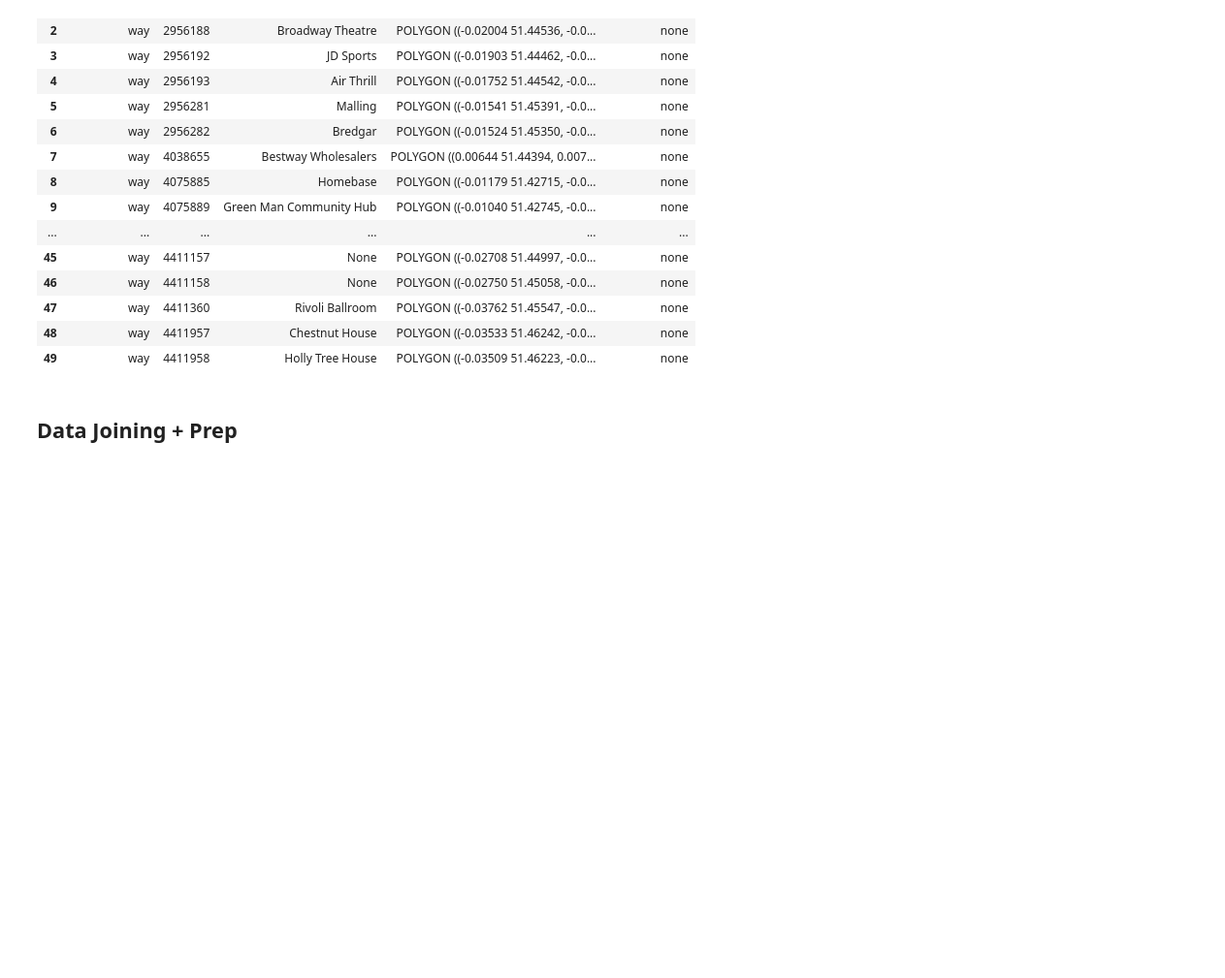
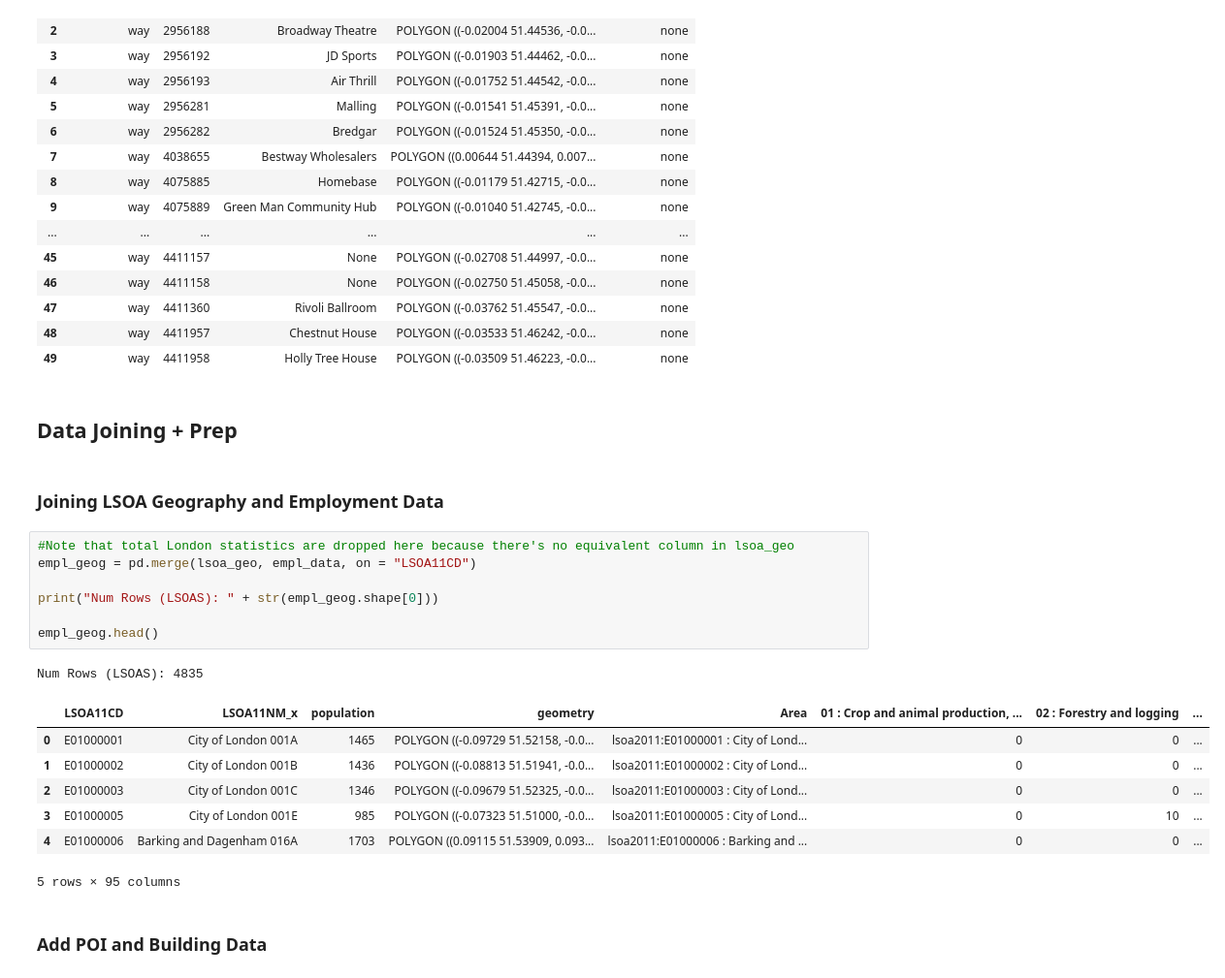
Before and after one commit to grolls23/MScDissertation, a Jupyter notebook: DataCleaning_v2.ipynb, the cells around one changed output. Shown at 97% size. Drawn from its saved outputs; the diff is of its cells as text; blank space fills up the shorter version.

Commit message:
Cont data cleaning with building type data

```diff
--- a/DataCleaning_v2.ipynb
+++ b/DataCleaning_v2.ipynb
@@ -226,3 +226,23 @@ osm_all_buildings.head(50)
 | 49 | way | 4411958 | Holly Tree House | POLYGON ((-0.03509 51.46223, -0.0... | none |
 # %% [markdown]
 ## Data Joining + Prep
+# %% [markdown]
+### Joining LSOA Geography and Employment Data
+# %%
+#Note that total London statistics are dropped here because there's no equivalent column in lsoa_geo
+empl_geog = pd.merge(lsoa_geo, empl_data, on = "LSOA11CD")
+
+print("Num Rows (LSOAS): " + str(empl_geog.shape[0]))
+
+empl_geog.head()
+# %% [output]
+Num Rows (LSOAS): 4835
+|  | LSOA11CD | LSOA11NM_x | population | geometry | Area | 01 : Crop and animal production, ... | 02 : Forestry and logging | ... |
+| 0 | E01000001 | City of London 001A | 1465 | POLYGON ((-0.09729 51.52158, -0.0... | lsoa2011:E01000001 : City of Lond... | 0 | 0 | ... |
+| 1 | E01000002 | City of London 001B | 1436 | POLYGON ((-0.08813 51.51941, -0.0... | lsoa2011:E01000002 : City of Lond... | 0 | 0 | ... |
+| 2 | E01000003 | City of London 001C | 1346 | POLYGON ((-0.09679 51.52325, -0.0... | lsoa2011:E01000003 : City of Lond... | 0 | 0 | ... |
+| 3 | E01000005 | City of London 001E | 985 | POLYGON ((-0.07323 51.51000, -0.0... | lsoa2011:E01000005 : City of Lond... | 0 | 10 | ... |
+| 4 | E01000006 | Barking and Dagenham 016A | 1703 | POLYGON ((0.09115 51.53909, 0.093... | lsoa2011:E01000006 : Barking and ... | 0 | 0 | ... |
+5 rows × 95 columns
+# %% [markdown]
+### Add POI and Building Data
```
Also changed, not shown: parts of 6 cells of this notebook.
